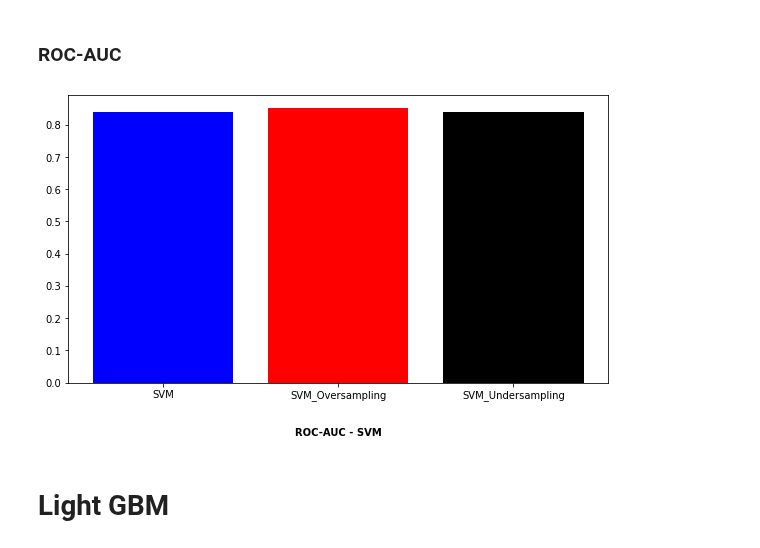
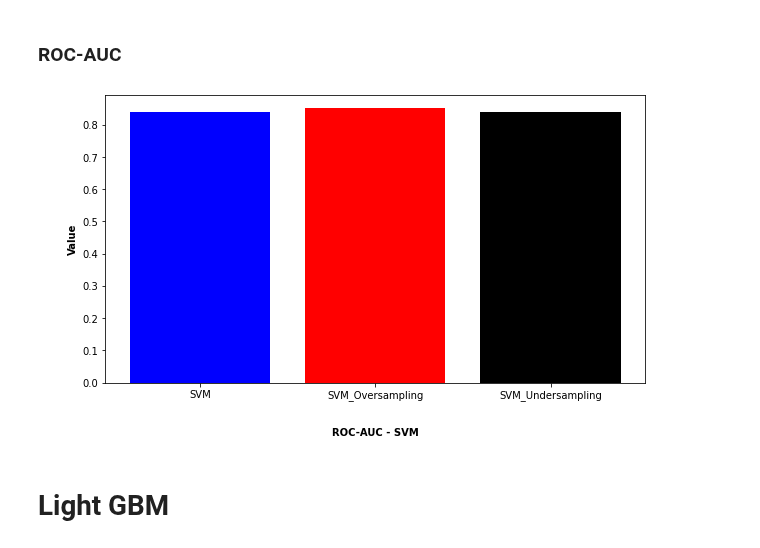
Before and after one commit to 2dukes/PROJ_AC_2122, a Jupyter notebook: applyModel.ipynb, the cells around one changed output. Cells and saved outputs as stored; diff of their text form; code cells hidden in the pictures.

Commit message:
Plots' code refactoring.

```diff
--- a/applyModel.ipynb
+++ b/applyModel.ipynb
@@ -443,6 +443,21 @@ Mean F1 Score: 0.49647856765060927
 [figure]
 # %% [markdown]
 # Barplots of all algorithms
+# %%
+def algorithms_comparison_plot(algorithms, title, colors, selectedMetric):
+  values = [metrics[alg][selectedMetric] for alg in algorithms]
+
+  fig = plt.figure()
+
+  if len(colors) == 3:
+    ax = fig.add_axes([0,0,1.25,1])
+  else:
+    ax = fig.add_axes([0,0,1.75,1])
+
+  ax.bar(algorithms, values, color=colors)
+  plt.xlabel("\n\n" + title, fontdict={"weight": "bold"})
+  plt.ylabel("\n\nValue", fontdict={"weight": "bold"})
+  plt.show()
 # %% [markdown]
 # Logistic Regression
 # %% [markdown]
@@ -676,18 +565,10 @@ plt.show()
 # %% [markdown]
 ### ROC-AUC
-# %%
-algorithms = ("SVM", "SVM_Oversampling", "SVM_Undersampling")
-
-selectedMetric = "roc_auc"
-values = [metrics[alg][selectedMetric] for alg in algorithms]
-
-fig = plt.figure()
-ax = fig.add_axes([0,0,1.25,1])
-ax.bar(algorithms, values, color=['blue', 'red', 'black'])
-plt.xlabel("\n\nROC-AUC - SVM", fontdict={"weight": "bold"})
-plt.show()
-# %% [output]
-[figure, removed]
+# %%
+algorithms_comparison_plot(("SVM", "SVM_Oversampling", "SVM_Undersampling"), \
+  "ROC-AUC - SVM", ['blue', 'red', 'black'], "roc_auc")
+# %% [output]
+[figure, added]
 # %% [markdown]
 # Light GBM
 # %% [markdown]
```
Also changed, not shown: parts of 51 cells of this notebook.
